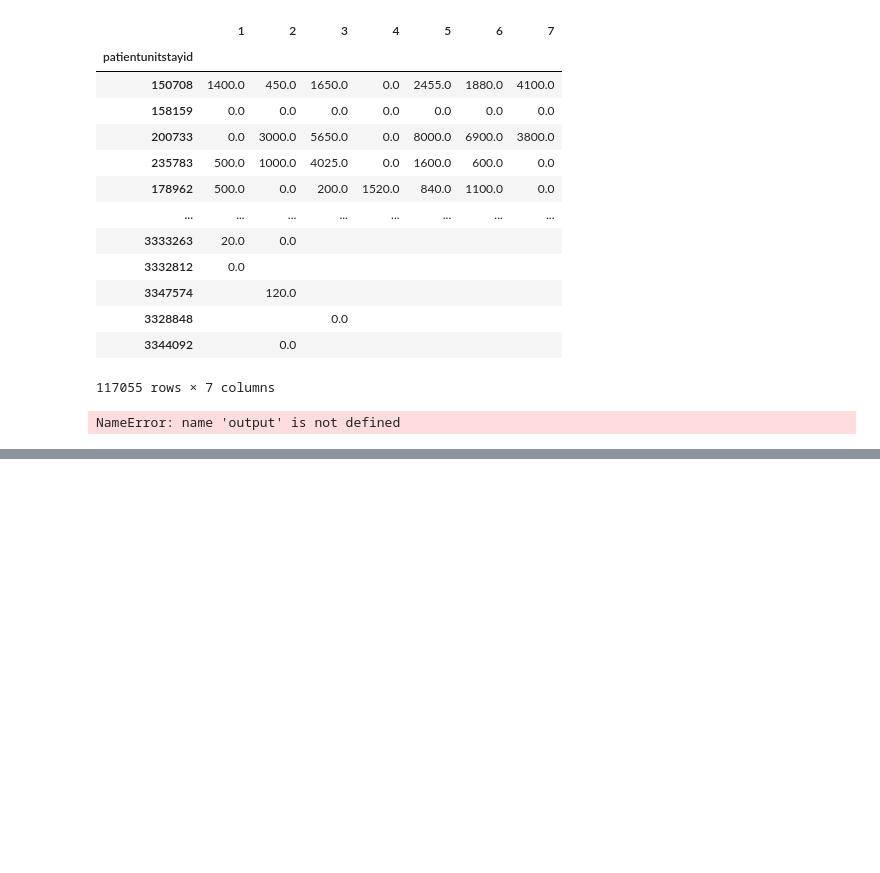
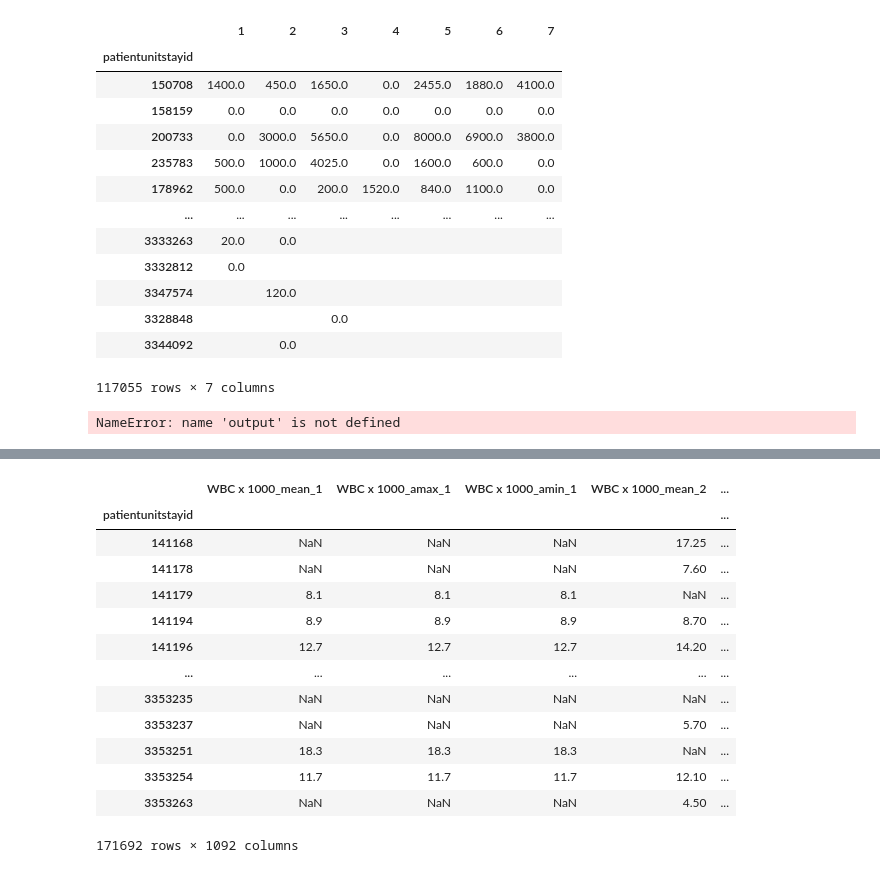
Before and after one commit to HanlongLiao/EICU, a Jupyter notebook: new_project/data_preproc.ipynb, the cells around one changed output, grey strips where cells are left out. Cells and saved outputs as stored; diff of their text form; code cells hidden in the pictures; blank space fills up the shorter version.

```diff
--- a/new_project/data_preproc.ipynb
+++ b/new_project/data_preproc.ipynb
@@ -514,0 +576,36 @@ lab.to_csv('./data/lab_NEW.csv', sep=',', index=False, header=True, encoding='ut
+# %%
+# 对数据进行分类存储
+lab_new = pd.read_csv('./data/lab_num.csv')
+lab_new = lab_new[['patientunitstayid', 'labname', 'labresult', 'labmeasurenamesystem', 'daytime']]
+lab_new_group = lab_new.groupby(['patientunitstayid', 'labname', 'daytime'])['labresult'].agg([np.mean, np.max, np.min])
+# %%
+lab_new_index = lab_new_group.reset_index()
+# %%
+# 按照每一天来处理表格
+labname_pattern2 = ['WBC x 1000', 'RBC', 'platelets x 1000', 'RDW', 'MCV', 'MPV', 'Hgb', 'Hct', 'MCH', 'MCHC', 'CRP', \
+    'CRP-hs', 'ESR', 'ALT (SGPT)', 'AST (SGOT)', 'total bilirubin', 'direct bilirubin', 'total protein', 'albumin', \
+        'Globulin', 'BUN', 'creatinine', 'uric acid', 'CPK', 'CPK-MB', 'LDH', 'CPK-MB INDEX', 'myoglobin', 'potassium', \
+            'sodium', 'chloride', 'calcium', 'anion gap', 'PT', 'PTT', 'PT - INR', 'fibrinogen', 'PTT ratio', 'FiO2', \
+                'pH', 'paCO2', 'paO2', 'FiO2', 'HCO3', 'bicarbonate', 'Base Excess', 'O2 Sat (%)', 'lactate', 'glucose', 'bedside glucose'\
+                    'total cholesterol', 'LDL', 'HDL']
+
+labset = []
+for item in labname_pattern2:
+    lab_ = lab_new_index[lab_new_index['labname'] == item].copy(deep=True)
+
+    lab_1 = lab_[lab_['daytime'] == 1].copy(deep=True)[['patientunitstayid', 'mean', 'amax', 'amin']].rename(columns={'mean': item + '_mean_1', 'amax': item + '_amax_1', 'amin': item + '_amin_1'}).set_index('patientunitstayid')
+    lab_2 = lab_[lab_['daytime'] == 2].copy(deep=True)[['patientunitstayid', 'mean', 'amax', 'amin']].rename(columns={'mean': item + '_mean_2', 'amax': item + '_amax_2', 'amin': item + '_amin_2'}).set_index('patientunitstayid')
+    lab_3 = lab_[lab_['daytime'] == 3].copy(deep=True)[['patientunitstayid', 'mean', 'amax', 'amin']].rename(columns={'mean': item + '_mean_3', 'amax': item + '_amax_3', 'amin': item + '_amin_3'}).set_index('patientunitstayid')
+    lab_4 = lab_[lab_['daytime'] == 4].copy(deep=True)[['patientunitstayid', 'mean', 'amax', 'amin']].rename(columns={'mean': item + '_mean_4', 'amax': item + '_amax_4', 'amin': item + '_amin_4'}).set_index('patientunitstayid')
+    lab_5 = lab_[lab_['daytime'] == 5].copy(deep=True)[['patientunitstayid', 'mean', 'amax', 'amin']].rename(columns={'mean': item + '_mean_5', 'amax': item + '_amax_5', 'amin': item + '_amin_5'}).set_index('patientunitstayid')
+    lab_6 = lab_[lab_['daytime'] == 6].copy(deep=True)[['patientunitstayid', 'mean', 'amax', 'amin']].rename(columns={'mean': item + '_mean_6', 'amax': item + '_amax_6', 'amin': item + '_amin_6'}).set_index('patientunitstayid')
+    lab_7 = lab_[lab_['daytime'] == 7].copy(deep=True)[['patientunitstayid', 'mean', 'amax', 'amin']].rename(columns={'mean': item + '_mean_7', 'amax': item + '_amax_7', 'amin': item + '_amin_7'}).set_index('patientunitstayid')
+
+    labs = [lab_1, lab_2, lab_3, lab_4, lab_5, lab_6, lab_7]
+    save_path = './data/LAB/' + item + '.csv'
+    lab_item = pd.concat(labs, axis=1, sort=False, join='outer').reset_index().copy(deep=True)
+    lab_item.to_csv(save_path, sep=',', header=True, index=False, encoding='utf_8_sig')
+    labset.append(lab_item.set_index('patientunitstayid'))
+    print('Finish labname {}...'.format(item))
+
+# TODO:cusmlab表格有三项数据未添加
@@ -514,0 +632,17 @@ lab.to_csv('./data/lab_NEW.csv', sep=',', index=False, header=True, encoding='ut
+# %%
+pd.concat(labset, axis=1, sort=False, join='outer')
+# %% [output]
+|  | WBC x 1000_mean_1 | WBC x 1000_amax_1 | WBC x 1000_amin_1 | WBC x 1000_mean_2 | ... |
+| patientunitstayid |  |  |  |  | ... |
+| 141168 | NaN | NaN | NaN | 17.25 | ... |
+| 141178 | NaN | NaN | NaN | 7.60 | ... |
+| 141179 | 8.1 | 8.1 | 8.1 | NaN | ... |
+| 141194 | 8.9 | 8.9 | 8.9 | 8.70 | ... |
+| 141196 | 12.7 | 12.7 | 12.7 | 14.20 | ... |
+| ... | ... | ... | ... | ... | ... |
+| 3353235 | NaN | NaN | NaN | NaN | ... |
+| 3353237 | NaN | NaN | NaN | 5.70 | ... |
+| 3353251 | 18.3 | 18.3 | 18.3 | NaN | ... |
+| 3353254 | 11.7 | 11.7 | 11.7 | 12.10 | ... |
+| 3353263 | NaN | NaN | NaN | 4.50 | ... |
+171692 rows × 1092 columns
```
Also changed, not shown: parts of 14 cells of this notebook.
